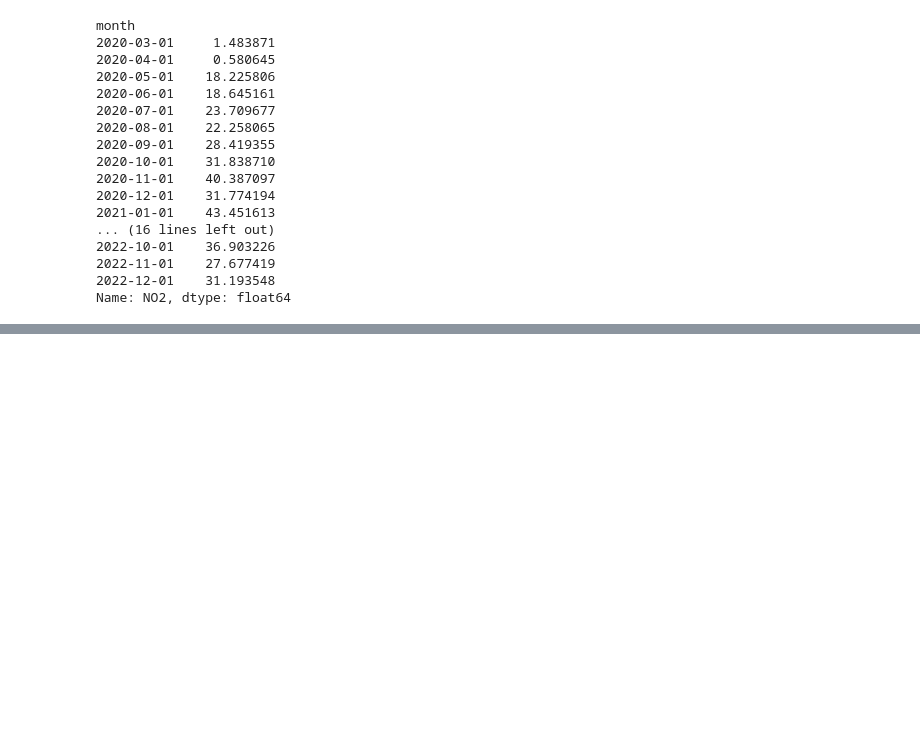
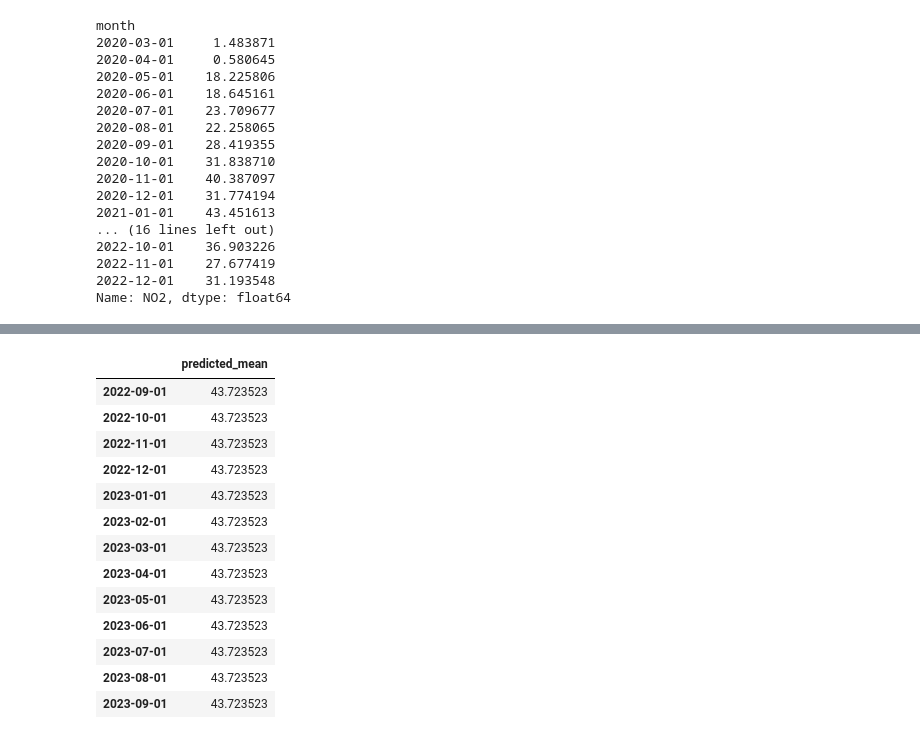
Before and after one commit to charlieciordia/AQ-MAD, a Jupyter notebook: notebook/AQ CLEAN ML.ipynb, the cells around one changed output, grey strips where cells are left out. Cells and saved outputs as stored; diff of their text form; code cells hidden in the pictures; blank space fills up the shorter version.

```diff
--- a/notebook/AQ CLEAN ML.ipynb
+++ b/notebook/AQ CLEAN ML.ipynb
@@ -500,0 +505,18 @@ plt.plot(df_pred["real"], c = "black");
+# %%
+pred_año = pd.DataFrame(modelo.predict(start = len(plaza_esp), end = len(plaza_esp) + 12))
+pred_año
+# %% [output]
+|  | predicted_mean |
+| 2022-09-01 | 43.723523 |
+| 2022-10-01 | 43.723523 |
+| 2022-11-01 | 43.723523 |
+| 2022-12-01 | 43.723523 |
+| 2023-01-01 | 43.723523 |
+| 2023-02-01 | 43.723523 |
+| 2023-03-01 | 43.723523 |
+| 2023-04-01 | 43.723523 |
+| 2023-05-01 | 43.723523 |
+| 2023-06-01 | 43.723523 |
+| 2023-07-01 | 43.723523 |
+| 2023-08-01 | 43.723523 |
+| 2023-09-01 | 43.723523 |
```
Also changed, not shown: parts of 5 cells of this notebook, 2 other files.
